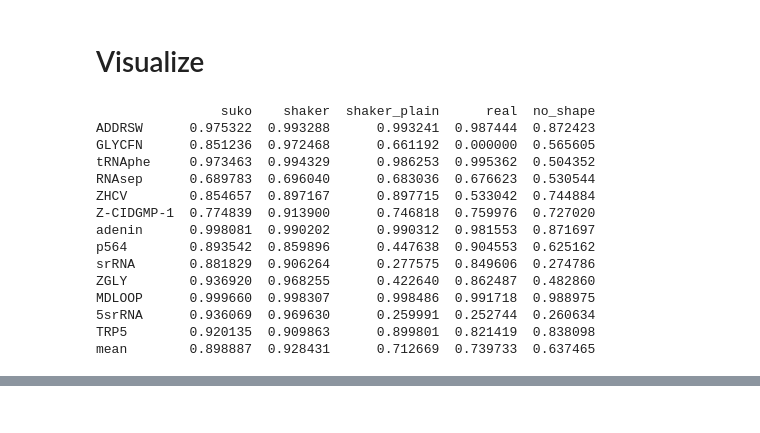
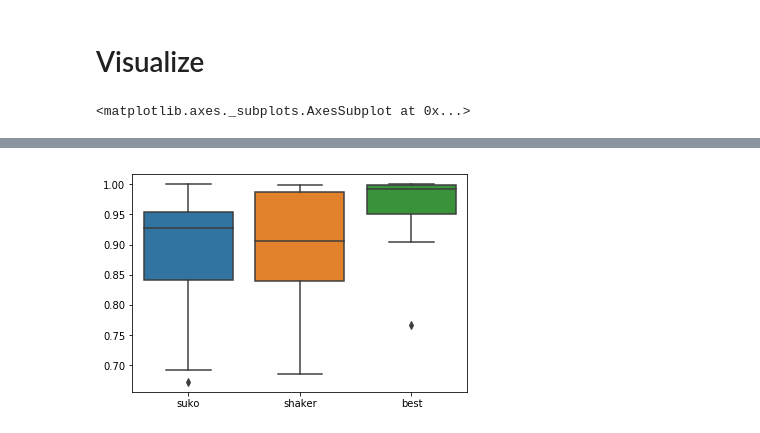
Before and after one commit to BackofenLab/ShaKer, a Jupyter notebook: notebooks/04_accuracy.ipynb, the cells around one changed output, grey strips where cells are left out. Cells and saved outputs as stored; diff of their text form; code cells hidden in the pictures.

Commit message:
updated notebooks to be cool

```diff
--- a/notebooks/04_accuracy.ipynb
+++ b/notebooks/04_accuracy.ipynb
@@ -76,37 +72,30 @@ data for 'tRNA-asp' is corrupted, ignoring...
 from rna_tools.sukosd import sukosd
 from rna_tools.rna_accuracy import get_structure_accuracy
 
-acc_shaker = {k: v
-              (*predictions[k])  for  k in keys}
+acc_shaker = {k: get_structure_accuracy (*predictions[k])  for  k in keys}
 acc_shaker_plain = {k: get_structure_accuracy(*shaker_plain[k]) for  k in keys}
 predictions_suko = { k: (data[k][1],data[k][2],sukosd(data[k][2])) for k in keys }
+
 acc_suko = {k: get_structure_accuracy(*predictions_suko[k])  for  k in keys}
 acc_real = {k: get_structure_accuracy(data[k][1],data[k][2],data[k][0])  for  k in keys}
 acc_noshape = {k: get_structure_accuracy(data[k][1],data[k][2],None)  for  k in keys}
+
+
+
+
+acc_thoretical_best = {k: get_structure_accuracy(data[k][1],data[k][2],[1.0 if e =='.' else 0.0 for e in data[k][2]]) for k in keys} ### DOES THIS WORK?
 # %% [markdown]
 # Visualize
 # %%
 import pandas
 import numpy as np
-index= ['suko',"shaker","shaker_plain",'real',"no_shape"]
-data = map(lambda x: [x[k] for k in keys] ,[acc_suko, acc_shaker,acc_shaker_plain, acc_real, acc_noshape])
-map(lambda x:x.append(np.mean(x)),data)
-df = pandas.DataFrame(data, columns=keys+['mean'], index=index).T
+index= ['suko',"shaker", "best","shaker_plain",'real',"no_shape"]
+data = map(lambda x: [x[k] for k in keys] ,[acc_suko, acc_shaker,acc_thoretical_best,acc_shaker_plain, acc_real, acc_noshape])
 
-print df
+#import notebook_helper as nbh
+#nbh.boxplotDraw(data,index,"i am the fig title","","FUCKOFF")
+
+import seaborn as sns
+sns.boxplot(data=pandas.DataFrame(data[:3], index=index[:3]).T)
 # %% [output]
-                suko    shaker  shaker_plain      real  no_shape
-ADDRSW      0.975322  0.993288      0.993241  0.987444  0.872423
-GLYCFN      0.851236  0.972468      0.661192  0.000000  0.565605
-tRNAphe     0.973463  0.994329      0.986253  0.995362  0.504352
-RNAsep      0.689783  0.696040      0.683036  0.676623  0.530544
-ZHCV        0.854657  0.897167      0.897715  0.533042  0.744884
-Z-CIDGMP-1  0.774839  0.913900      0.746818  0.759976  0.727020
-adenin      0.998081  0.990202      0.990312  0.981553  0.871697
-p564        0.893542  0.859896      0.447638  0.904553  0.625162
-srRNA       0.881829  0.906264      0.277575  0.849606  0.274786
-ZGLY        0.936920  0.968255      0.422640  0.862487  0.482860
-MDLOOP      0.999660  0.998307      0.998486  0.991718  0.988975
-5srRNA      0.936069  0.969630      0.259991  0.252744  0.260634
-TRP5        0.920135  0.909863      0.899801  0.821419  0.838098
-mean        0.898887  0.928431      0.712669  0.739733  0.637465
+<matplotlib.axes._subplots.AxesSubplot at 0x...>
@@ -112,0 +103 @@ mean        0.898887  0.928431      0.712669  0.739733  0.637465
+[figure, added]
```
Also changed, not shown: parts of 10 cells of this notebook, 2 other files.
